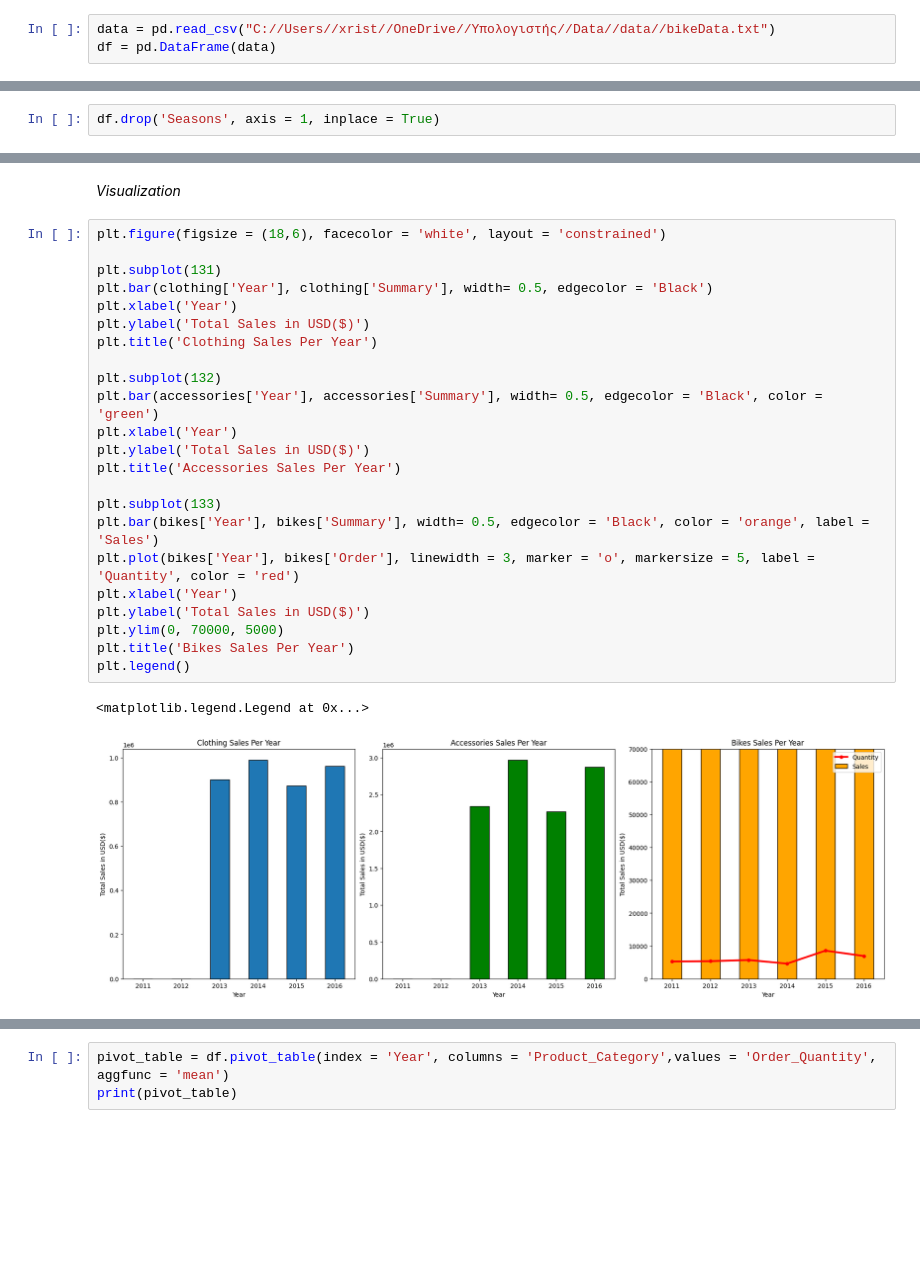
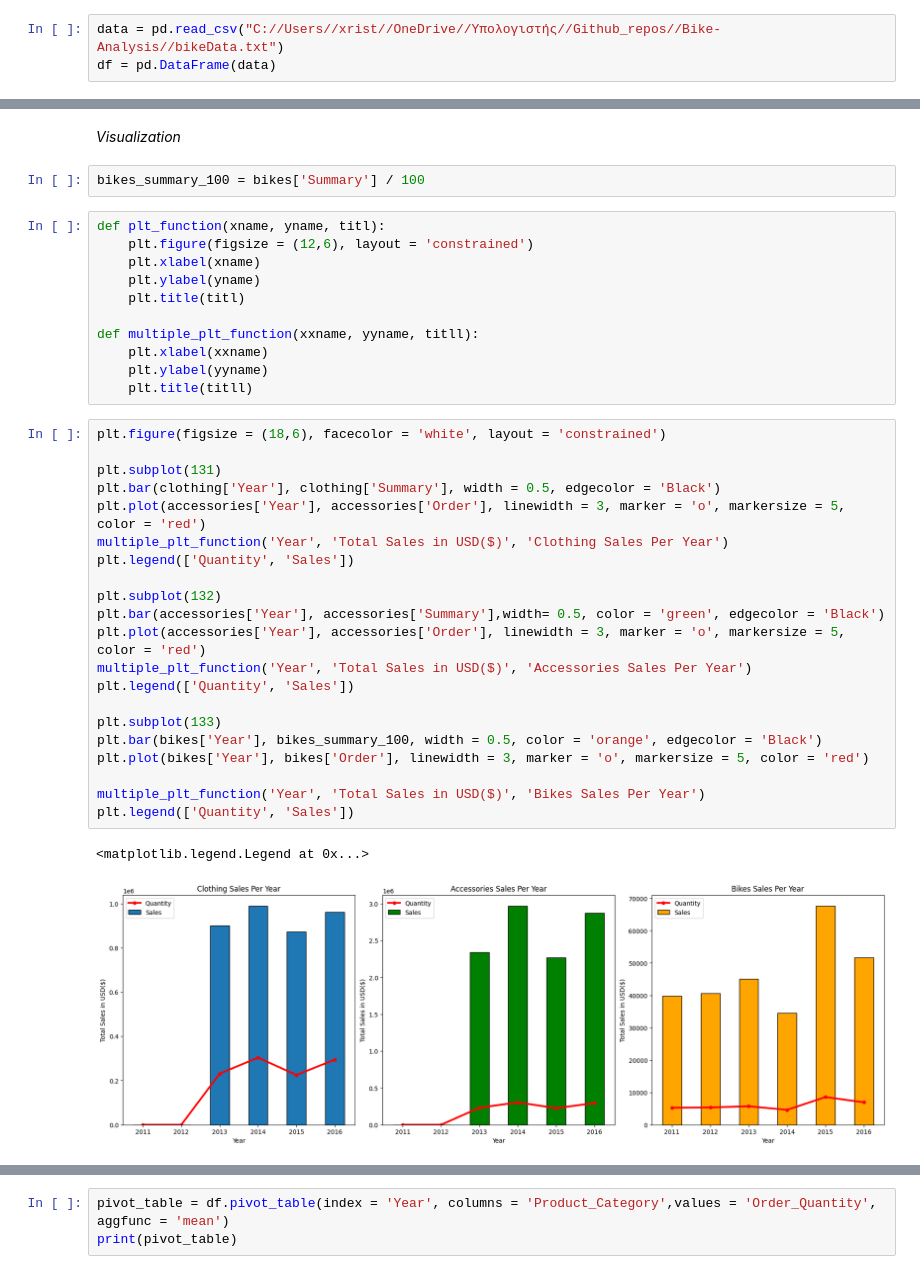
Before and after one commit to ChrisDiamantis99/Bike-Analysis, a Jupyter notebook: Bike.ipynb, the cells around one changed output, grey strips where cells are left out. Saved outputs shown, nothing was run; the diff lists cells and outputs as text; blank space fills up the shorter version.

```diff
--- a/Bike.ipynb
+++ b/Bike.ipynb
@@ -2,7 +2,7 @@
 import pandas as pd
 import matplotlib.pyplot as plt
 # %%
-data = pd.read_csv("C://Users//xrist//OneDrive//Υπολογιστής//Data//data//bikeData.txt")
+data = pd.read_csv("C://Users//xrist//OneDrive//Υπολογιστής//Github_repos//Bike-Analysis//bikeData.txt")
 df = pd.DataFrame(data)
 # %%
 pd.set_option('display.max_columns', None)
@@ -10,8 +24,6 @@ pd.set_option('display.max_columns', None)
 **Data Cleaning & Information for Data**
 # %%
 df['Month'] = df['Month'].astype('str')
-# %%
-df.drop('Seasons', axis = 1, inplace = True)
 # %%
 df.isna().sum()
 # %% [output]
@@ -134,29 +171,40 @@ acc_df = {
 accessories = pd.DataFrame(acc_df)
 # %% [markdown]
 *Visualization*
+# %%
+bikes_summary_100 = bikes['Summary'] / 100
+# %%
+def plt_function(xname, yname, titl):
+    plt.figure(figsize = (12,6), layout = 'constrained')
+    plt.xlabel(xname)
+    plt.ylabel(yname)
+    plt.title(titl)
+
+def multiple_plt_function(xxname, yyname, titll):
+    plt.xlabel(xxname)
+    plt.ylabel(yyname)
+    plt.title(titll)
 # %%
 plt.figure(figsize = (18,6), facecolor = 'white', layout = 'constrained')
 
 plt.subplot(131)
-plt.bar(clothing['Year'], clothing['Summary'], width= 0.5, edgecolor = 'Black')
-plt.xlabel('Year')
-plt.ylabel('Total Sales in USD($)')
-plt.title('Clothing Sales Per Year')
+plt.bar(clothing['Year'], clothing['Summary'], width = 0.5, edgecolor = 'Black')
+plt.plot(accessories['Year'], accessories['Order'], linewidth = 3, marker = 'o', markersize = 5, color = 'red')
+multiple_plt_function('Year', 'Total Sales in USD($)', 'Clothing Sales Per Year')
+plt.legend(['Quantity', 'Sales'])
 
 plt.subplot(132)
-plt.bar(accessories['Year'], accessories['Summary'], width= 0.5, edgecolor = 'Black', color = 'green')
-plt.xlabel('Year')
-plt.ylabel('Total Sales in USD($)')
-plt.title('Accessories Sales Per Year')
+plt.bar(accessories['Year'], accessories['Summary'],width= 0.5, color = 'green', edgecolor = 'Black')
+plt.plot(accessories['Year'], accessories['Order'], linewidth = 3, marker = 'o', markersize = 5, color = 'red')
+multiple_plt_function('Year', 'Total Sales in USD($)', 'Accessories Sales Per Year')
+plt.legend(['Quantity', 'Sales'])
 
 plt.subplot(133)
-plt.bar(bikes['Year'], bikes['Summary'], width= 0.5, edgecolor = 'Black', color = 'orange', label = 'Sales')
-plt.plot(bikes['Year'], bikes['Order'], linewidth = 3, marker = 'o', markersize = 5, label = 'Quantity', color = 'red')
-plt.xlabel('Year')
-plt.ylabel('Total Sales in USD($)')
-plt.ylim(0, 70000, 5000)
-plt.title('Bikes Sales Per Year')
-plt.legend()
+plt.bar(bikes['Year'], bikes_summary_100, width = 0.5, color = 'orange', edgecolor = 'Black')
+plt.plot(bikes['Year'], bikes['Order'], linewidth = 3, marker = 'o', markersize = 5, color = 'red')
+
+multiple_plt_function('Year', 'Total Sales in USD($)', 'Bikes Sales Per Year')
+plt.legend(['Quantity', 'Sales'])
 # %% [output]
 <matplotlib.legend.Legend at 0x...>
-[figure, old version]
+[figure, new version]
```
Also changed, not shown: parts of 26 cells of this notebook.
